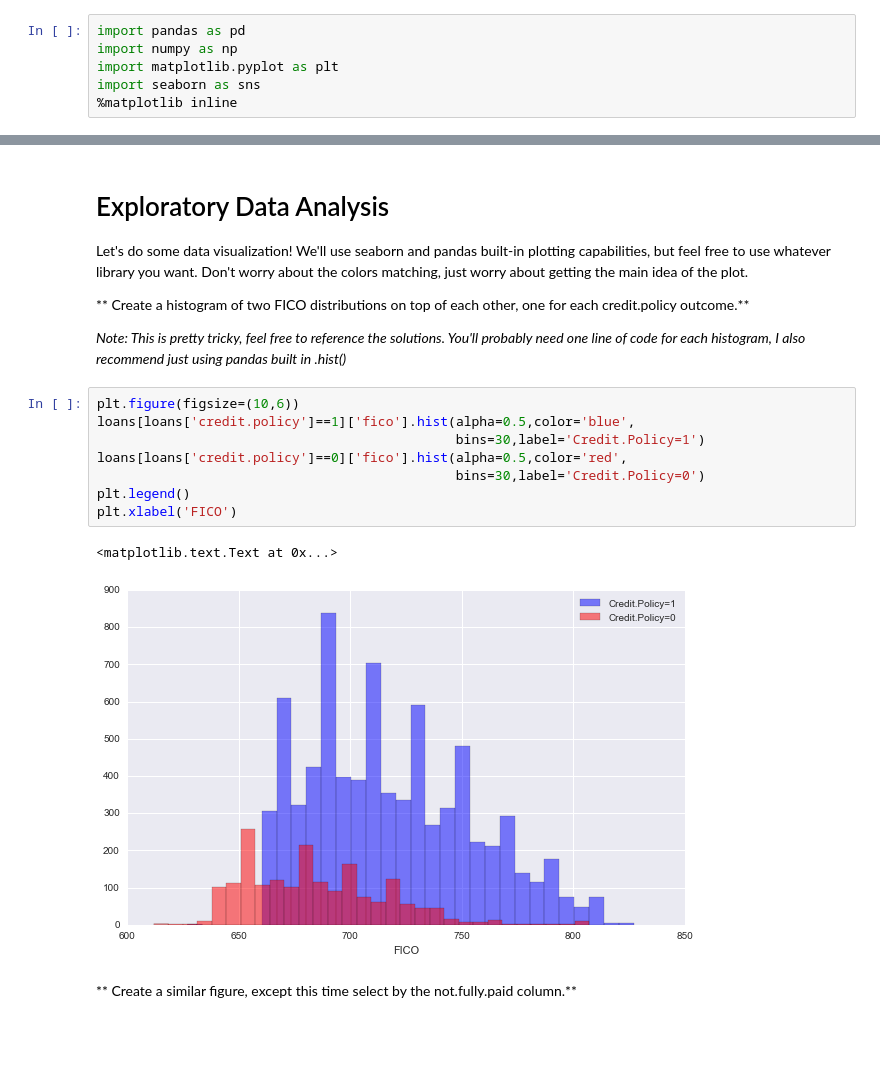
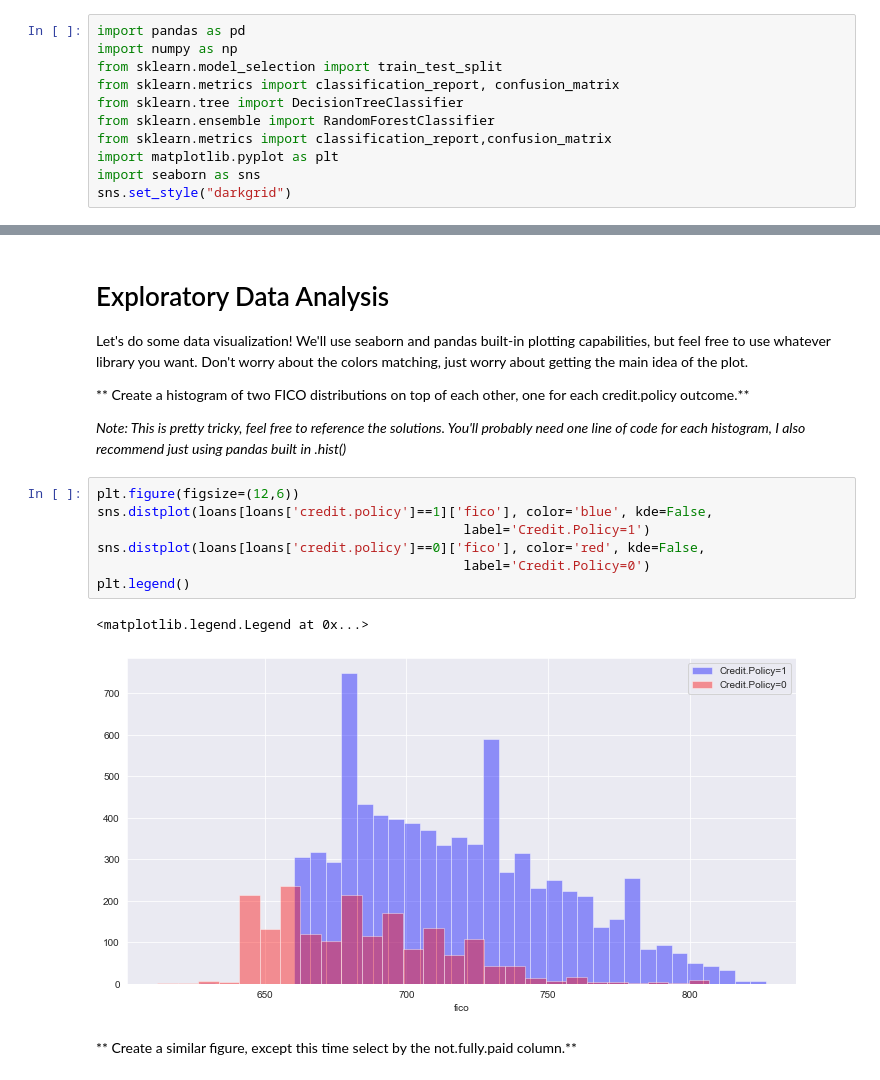
Before and after one commit to muhammadali448/DataScienceMachineLearning, a Jupyter notebook: 15-Decision-Trees-and-Random-Forests/03-Decision Trees and Random Forest Project - Solutions.ipynb, the cells around one changed output, grey strips where cells are left out. Saved outputs shown, nothing was run; the diff lists cells and outputs as text; blank space fills up the shorter version.

Commit message:
decision project again after recovery

```diff
--- a/15-Decision-Trees-and-Random-Forests/03-Decision Trees and Random Forest Project - Solutions.ipynb
+++ b/15-Decision-Trees-and-Random-Forests/03-Decision Trees and Random Forest Project - Solutions.ipynb
@@ -31,9 +31,14 @@ Here are what the columns represent:
 # %%
 import pandas as pd
 import numpy as np
+from sklearn.model_selection import train_test_split
+from sklearn.metrics import classification_report, confusion_matrix
+from sklearn.tree import DecisionTreeClassifier
+from sklearn.ensemble import RandomForestClassifier
+from sklearn.metrics import classification_report,confusion_matrix
 import matplotlib.pyplot as plt
 import seaborn as sns
-%matplotlib inline
+sns.set_style("darkgrid")
 # %% [markdown]
 ## Get the Data
 
@@ -94,16 +99,15 @@ Let's do some data visualization! We'll use seaborn and pandas built-in plotting
 
 *Note: This is pretty tricky, feel free to reference the solutions. You'll probably need one line of code for each histogram, I also recommend just using pandas built in .hist()*
 # %%
-plt.figure(figsize=(10,6))
-loans[loans['credit.policy']==1]['fico'].hist(alpha=0.5,color='blue',
-                                              bins=30,label='Credit.Policy=1')
-loans[loans['credit.policy']==0]['fico'].hist(alpha=0.5,color='red',
-                                              bins=30,label='Credit.Policy=0')
+plt.figure(figsize=(12,6))
+sns.distplot(loans[loans['credit.policy']==1]['fico'], color='blue', kde=False,
+                                               label='Credit.Policy=1')
+sns.distplot(loans[loans['credit.policy']==0]['fico'], color='red', kde=False,
+                                               label='Credit.Policy=0')
 plt.legend()
-plt.xlabel('FICO')
 # %% [output]
-<matplotlib.text.Text at 0x...>
+<matplotlib.legend.Legend at 0x...>
-[figure, old version]
+[figure, new version]
 # %% [markdown]
 ** Create a similar figure, except this time select by the not.fully.paid column.**
 # %%
```
Also changed, not shown: parts of 18 cells of this notebook.
